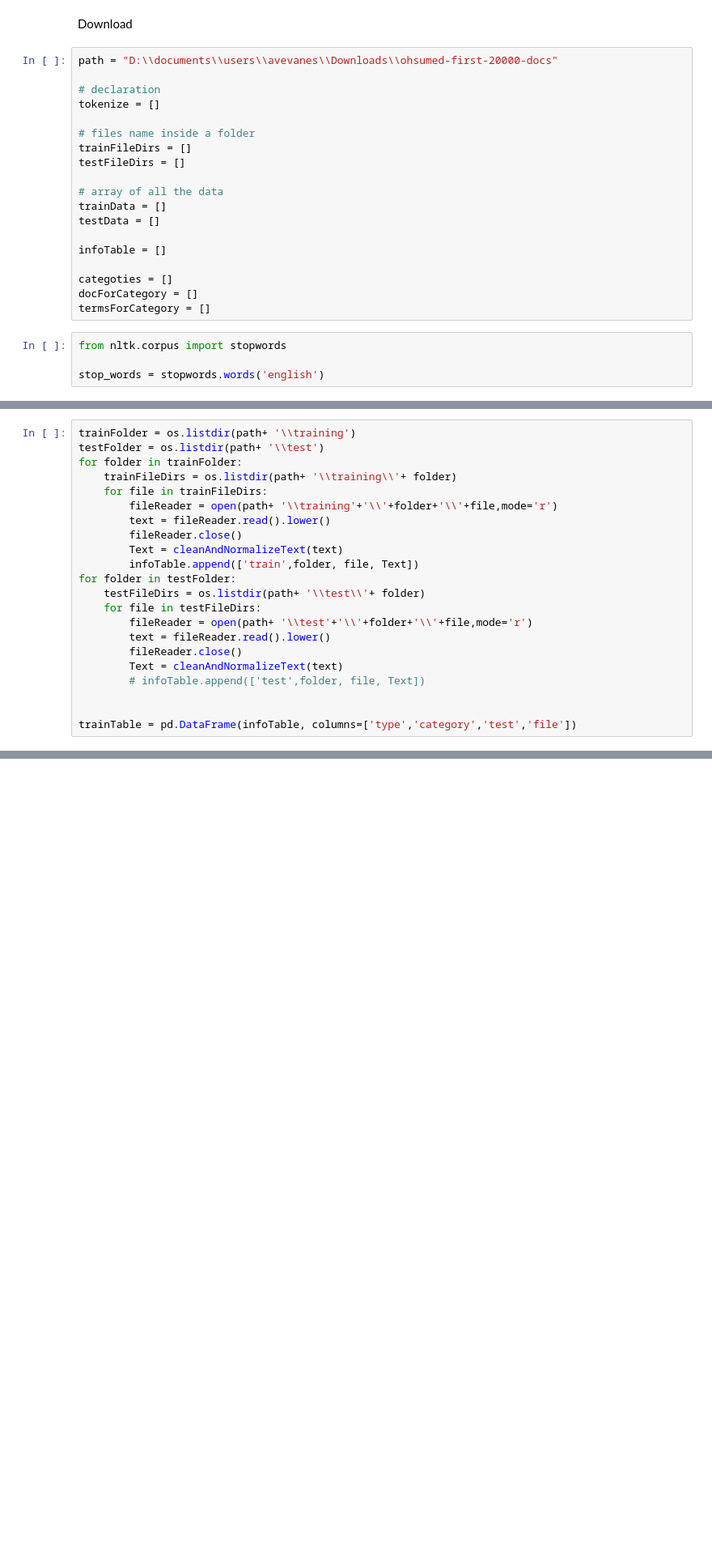
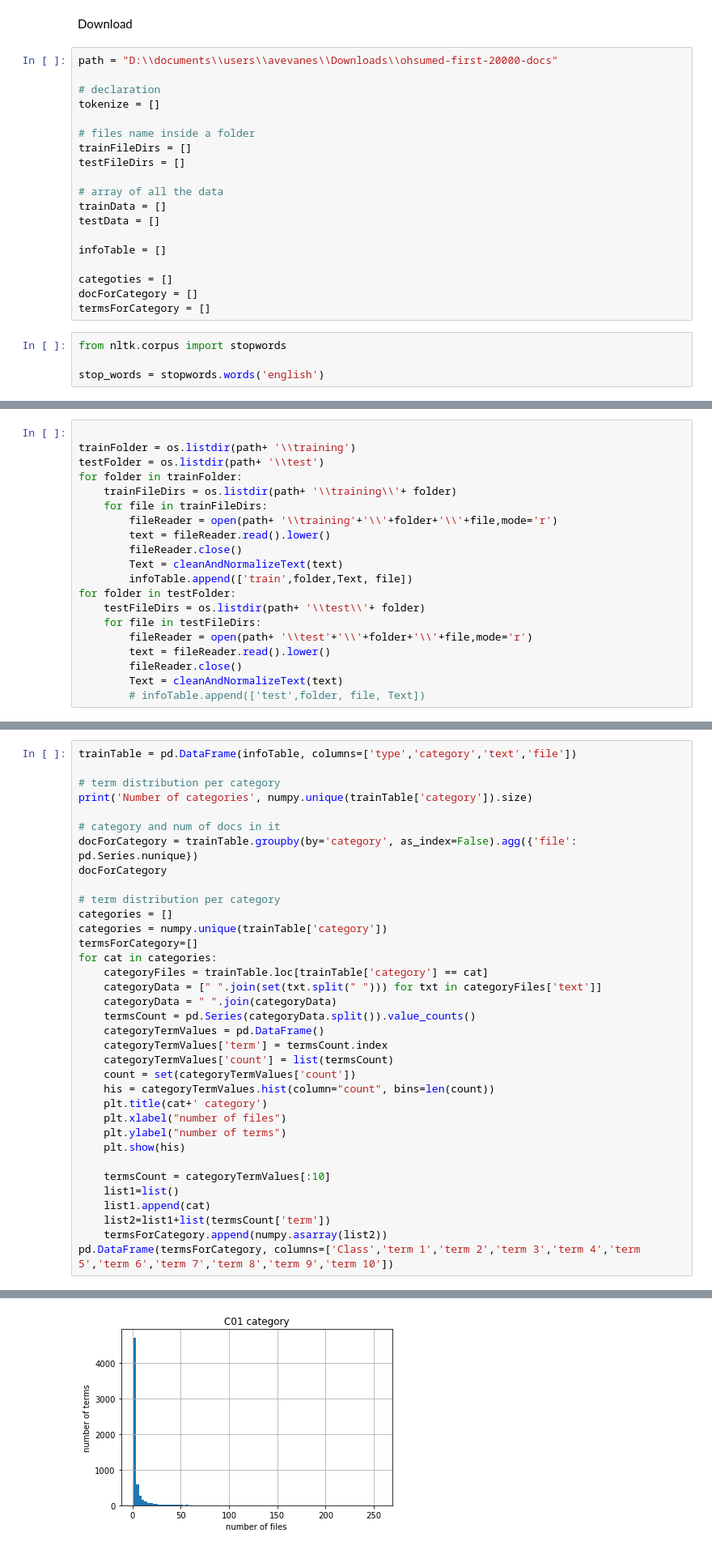
Before and after one commit to RonShmul/DocumentClassification-1, a Jupyter notebook: assignment2.ipynb, the cells around one changed output, grey strips where cells are left out. Shown at 81% size. Cells and saved outputs as stored; diff of their text form; blank space fills up the shorter version.

```diff
--- a/assignment2.ipynb
+++ b/assignment2.ipynb
@@ -55,4 +56,5 @@ def cleanAndNormalizeText(data):
 # %%
+
 trainFolder = os.listdir(path+ '\\training')
 testFolder = os.listdir(path+ '\\test')
 for folder in trainFolder:
@@ -62,7 +64,7 @@ for folder in trainFolder:
         text = fileReader.read().lower()
         fileReader.close()
         Text = cleanAndNormalizeText(text)
-        infoTable.append(['train',folder, file, Text])
+        infoTable.append(['train',folder,Text, file])
 for folder in testFolder:
     testFileDirs = os.listdir(path+ '\\test\\'+ folder)
     for file in testFileDirs:
@@ -71,6 +73,3 @@ for folder in testFolder:
         fileReader.close()
         Text = cleanAndNormalizeText(text)
         # infoTable.append(['test',folder, file, Text])
-
-
-trainTable = pd.DataFrame(infoTable, columns=['type','category','test','file'])
@@ -110,0 +76,36 @@ Number of categories 23
+# %%
+trainTable = pd.DataFrame(infoTable, columns=['type','category','text','file'])
+
+# term distribution per category
+print('Number of categories', numpy.unique(trainTable['category']).size)
+
+# category and num of docs in it
+docForCategory = trainTable.groupby(by='category', as_index=False).agg({'file': pd.Series.nunique})
+docForCategory
+
+# term distribution per category
+categories = []
+categories = numpy.unique(trainTable['category'])
+termsForCategory=[]
+for cat in categories:
+    categoryFiles = trainTable.loc[trainTable['category'] == cat]
+    categoryData = [" ".join(set(txt.split(" "))) for txt in categoryFiles['text']]
+    categoryData = " ".join(categoryData)
+    termsCount = pd.Series(categoryData.split()).value_counts()
+    categoryTermValues = pd.DataFrame()
+    categoryTermValues['term'] = termsCount.index
+    categoryTermValues['count'] = list(termsCount)
+    count = set(categoryTermValues['count'])
+    his = categoryTermValues.hist(column="count", bins=len(count))
+    plt.title(cat+' category')
+    plt.xlabel("number of files")
+    plt.ylabel("number of terms")
+    plt.show(his)
+
+    termsCount = categoryTermValues[:10]
+    list1=list()
+    list1.append(cat)
+    list2=list1+list(termsCount['term'])
+    termsForCategory.append(numpy.asarray(list2))
+pd.DataFrame(termsForCategory, columns=['Class','term 1','term 2','term 3','term 4','term 5','term 6','term 7','term 8','term 9','term 10'])
+# %% [output]
@@ -110,0 +113 @@ Number of categories 23
+[figure, added]
```
Also changed, not shown: parts of 4 cells of this notebook, 1 other file.
